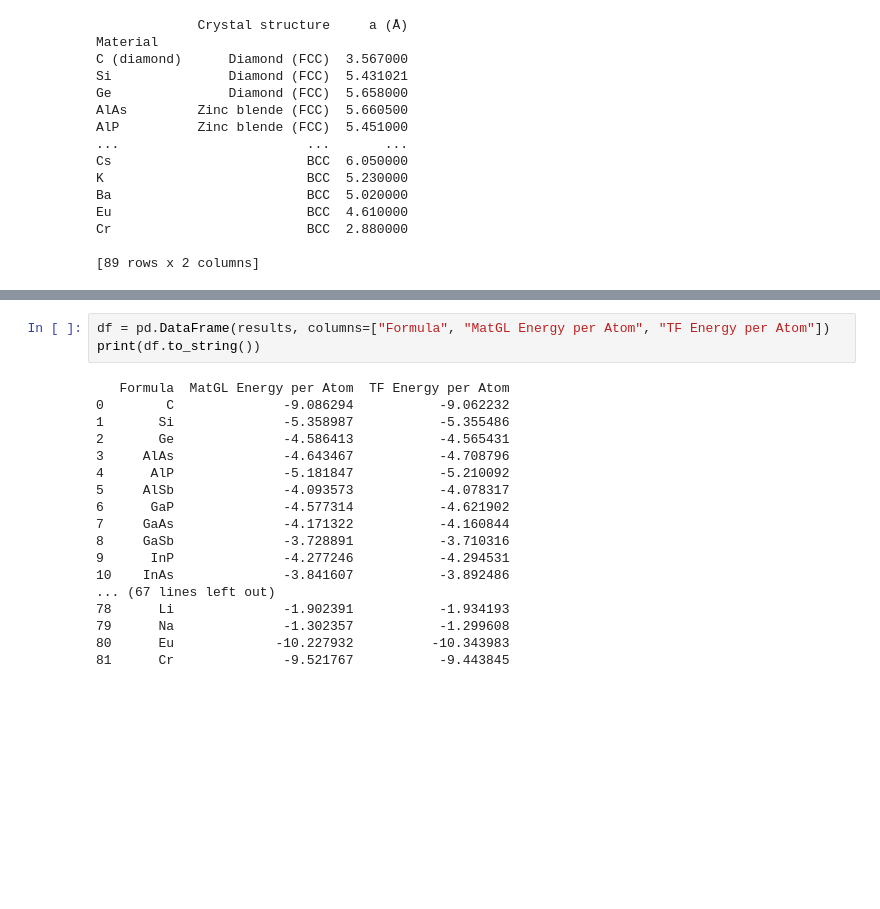
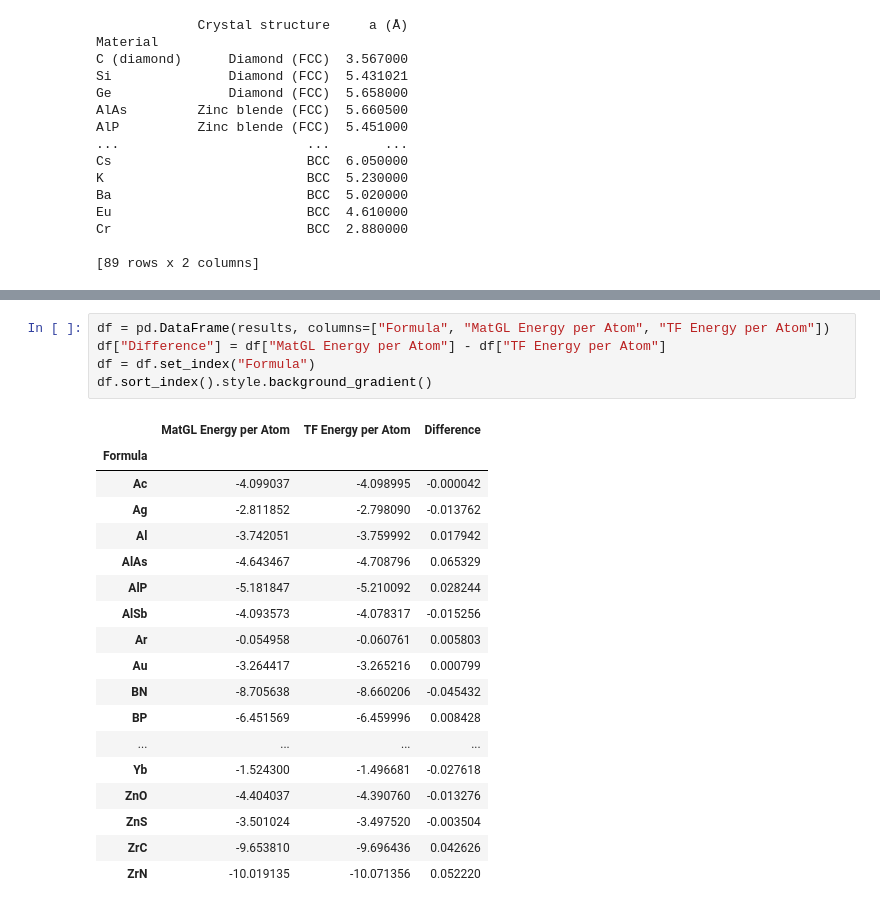
Before and after one commit to materialsvirtuallab/matgl, a Jupyter notebook: examples/Validation of Refitted MatGL versus Original TF M3GNet.ipynb, the cells around one changed output, grey strips where cells are left out. Cells and saved outputs as stored; diff of their text form; blank space fills up the shorter version.

```diff
--- a/examples/Validation of Refitted MatGL versus Original TF M3GNet.ipynb
+++ b/examples/Validation of Refitted MatGL versus Original TF M3GNet.ipynb
@@ -226,22 +168,25 @@ WARNING:tensorflow:You are casting an input of type complex64 to an incompatible
 # %%
 df = pd.DataFrame(results, columns=["Formula", "MatGL Energy per Atom", "TF Energy per Atom"])
-print(df.to_string())
+df["Difference"] = df["MatGL Energy per Atom"] - df["TF Energy per Atom"]
+df = df.set_index("Formula")
+df.sort_index().style.background_gradient()
 # %% [output]
-   Formula  MatGL Energy per Atom  TF Energy per Atom
-0        C              -9.086294           -9.062232
-1       Si              -5.358987           -5.355486
-2       Ge              -4.586413           -4.565431
-3     AlAs              -4.643467           -4.708796
-4      AlP              -5.181847           -5.210092
-5     AlSb              -4.093573           -4.078317
-6      GaP              -4.577314           -4.621902
-7     GaAs              -4.171322           -4.160844
-8     GaSb              -3.728891           -3.710316
-9      InP              -4.277246           -4.294531
-10    InAs              -3.841607           -3.892486
-... (67 lines left out)
-78      Li              -1.902391           -1.934193
-79      Na              -1.302357           -1.299608
-80      Eu             -10.227932          -10.343983
-81      Cr              -9.521767           -9.443845
+|  | MatGL Energy per Atom | TF Energy per Atom | Difference |
+| Formula |  |  |  |
+| Ac | -4.099037 | -4.098995 | -0.000042 |
+| Ag | -2.811852 | -2.798090 | -0.013762 |
+| Al | -3.742051 | -3.759992 | 0.017942 |
+| AlAs | -4.643467 | -4.708796 | 0.065329 |
+| AlP | -5.181847 | -5.210092 | 0.028244 |
+| AlSb | -4.093573 | -4.078317 | -0.015256 |
+| Ar | -0.054958 | -0.060761 | 0.005803 |
+| Au | -3.264417 | -3.265216 | 0.000799 |
+| BN | -8.705638 | -8.660206 | -0.045432 |
+| BP | -6.451569 | -6.459996 | 0.008428 |
+| ... | ... | ... | ... |
+| Yb | -1.524300 | -1.496681 | -0.027618 |
+| ZnO | -4.404037 | -4.390760 | -0.013276 |
+| ZnS | -3.501024 | -3.497520 | -0.003504 |
+| ZrC | -9.653810 | -9.696436 | 0.042626 |
+| ZrN | -10.019135 | -10.071356 | 0.052220 |
 # %%
```
Also changed, not shown: parts of 10 cells of this notebook.
